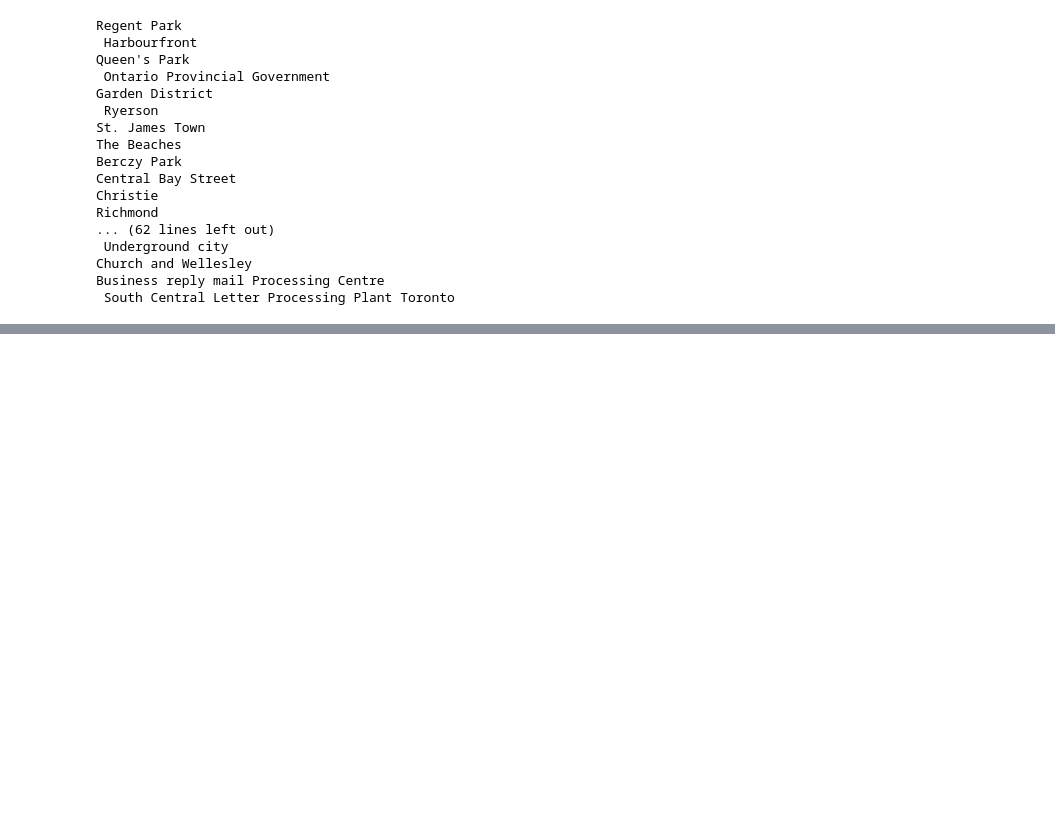
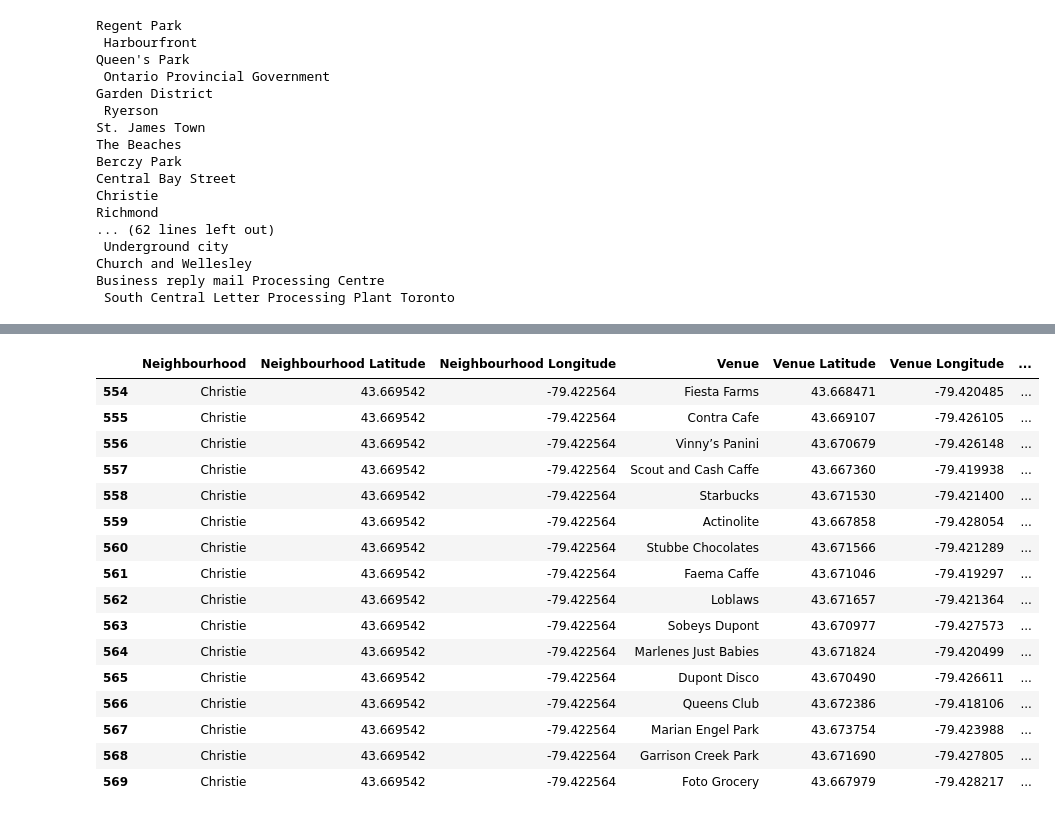
Before and after one commit to parag-ghungrudkar/Battle_of_neighborhoods_coursera, a Jupyter notebook: Coursera_capstone_project.ipynb, the cells around one changed output, grey strips where cells are left out. Drawn from its saved outputs; the diff is of its cells as text; code cells hidden in the pictures; blank space fills up the shorter version.

```diff
--- a/Coursera_capstone_project.ipynb
+++ b/Coursera_capstone_project.ipynb
@@ -466,3 +507,23 @@ neighbourhood_venues['Venue']['Venue'].mean()
+# %%
+toronto_venues[toronto_venues.Neighbourhood == 'Christie']
+# %% [output]
+|  | Neighbourhood | Neighbourhood Latitude | Neighbourhood Longitude | Venue | Venue Latitude | Venue Longitude | ... |
+| 554 | Christie | 43.669542 | -79.422564 | Fiesta Farms | 43.668471 | -79.420485 | ... |
+| 555 | Christie | 43.669542 | -79.422564 | Contra Cafe | 43.669107 | -79.426105 | ... |
+| 556 | Christie | 43.669542 | -79.422564 | Vinny’s Panini | 43.670679 | -79.426148 | ... |
+| 557 | Christie | 43.669542 | -79.422564 | Scout and Cash Caffe | 43.667360 | -79.419938 | ... |
+| 558 | Christie | 43.669542 | -79.422564 | Starbucks | 43.671530 | -79.421400 | ... |
+| 559 | Christie | 43.669542 | -79.422564 | Actinolite | 43.667858 | -79.428054 | ... |
+| 560 | Christie | 43.669542 | -79.422564 | Stubbe Chocolates | 43.671566 | -79.421289 | ... |
+| 561 | Christie | 43.669542 | -79.422564 | Faema Caffe | 43.671046 | -79.419297 | ... |
+| 562 | Christie | 43.669542 | -79.422564 | Loblaws | 43.671657 | -79.421364 | ... |
+| 563 | Christie | 43.669542 | -79.422564 | Sobeys Dupont | 43.670977 | -79.427573 | ... |
+| 564 | Christie | 43.669542 | -79.422564 | Marlenes Just Babies | 43.671824 | -79.420499 | ... |
+| 565 | Christie | 43.669542 | -79.422564 | Dupont Disco | 43.670490 | -79.426611 | ... |
+| 566 | Christie | 43.669542 | -79.422564 | Queens Club | 43.672386 | -79.418106 | ... |
+| 567 | Christie | 43.669542 | -79.422564 | Marian Engel Park | 43.673754 | -79.423988 | ... |
+| 568 | Christie | 43.669542 | -79.422564 | Garrison Creek Park | 43.671690 | -79.427805 | ... |
+| 569 | Christie | 43.669542 | -79.422564 | Foto Grocery | 43.667979 | -79.428217 | ... |
 # %%
 df_filtered =  neighbourhood_venues[neighbourhood_venues['Venue'] <= 10]
 # %%
```
Also changed, not shown: parts of 34 cells of this notebook.
